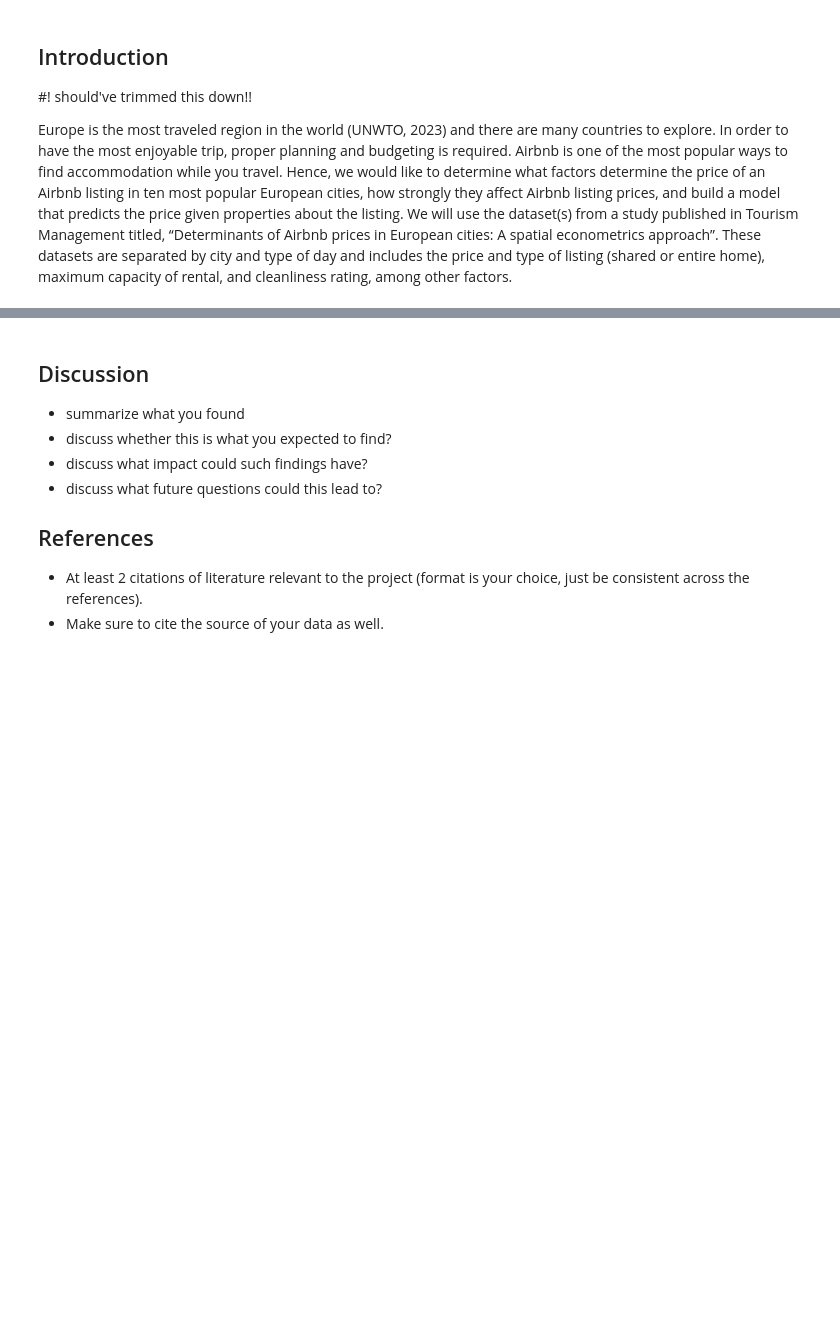
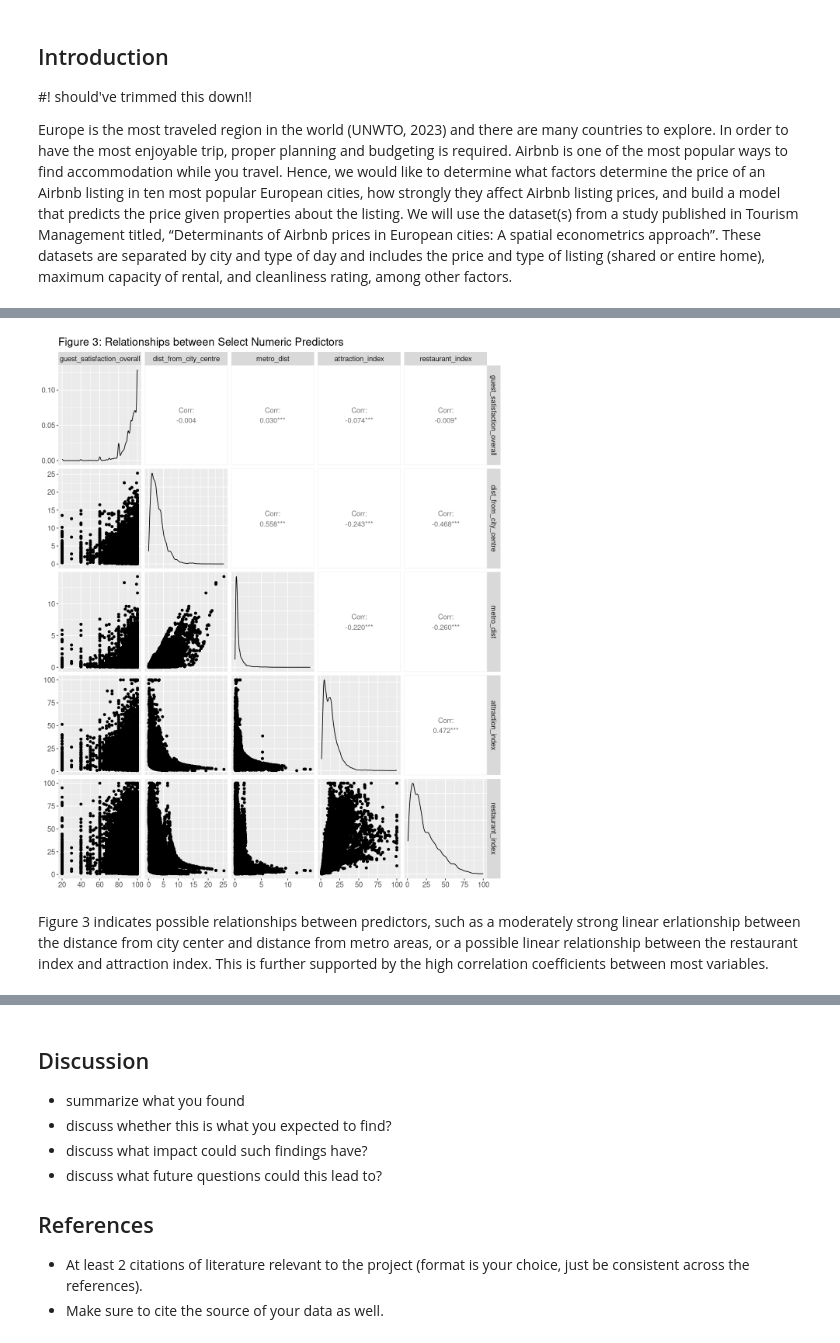
Before and after one commit to Z0rb14n/DSCI-100-Project, a Jupyter notebook: FinalReport.ipynb, the cells around one changed output, grey strips where cells are left out. Saved outputs shown, nothing was run; the diff lists cells and outputs as text; code cells hidden in the pictures; blank space fills up the shorter version.

```diff
--- a/FinalReport.ipynb
+++ b/FinalReport.ipynb
@@ -90,0 +166,24 @@ Europe is the most traveled region in the world (UNWTO, 2023) and there are many
+# %%
+#############################################              #############################################
+############################################# TODO CLEANUP #############################################
+#############################################              #############################################
+
+options(repr.plot.width = 10, repr.plot.height = 12)
+
+airbnb_sub_numeric <- airbnb_clean |>
+    select(guest_satisfaction_overall, dist_from_city_centre, metro_dist, attraction_index, restaurant_index)
+
+ggpairs(airbnb_sub_numeric) +
+    labs(title = "Figure 3: Relationships between Select Numeric Predictors") +
+    theme(text = element_text(size = 14))
+# %% [output]
+[figure, added]
+# %% [markdown]
+Figure 3 indicates possible relationships between predictors, such as a moderately strong linear erlationship between the distance from city center and distance from metro areas, or a possible linear relationship between the restaurant index and attraction index. This is further supported by the high correlation coefficients between most variables.
+
+<!--
+I mean technically colinearity is *terrible* and would use something like ridge/lasso regression with something like glmnet...
+and also use L1 loss instead of L2 due to outliers
+
+but I don't think we're allowed to do that LOL
+-->
```
Also changed, not shown: parts of 10 cells of this notebook.
